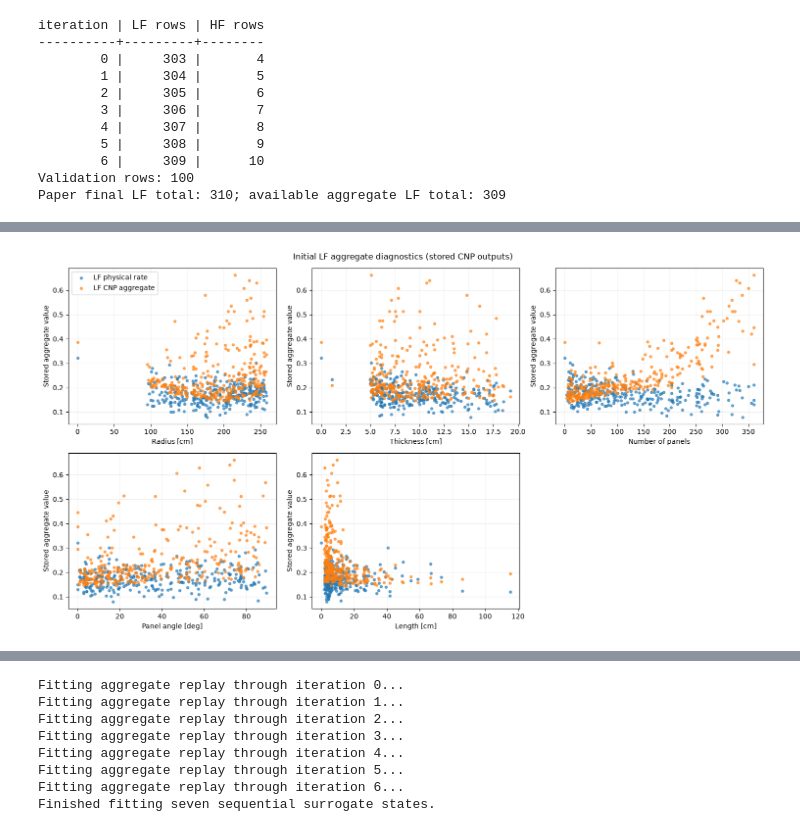
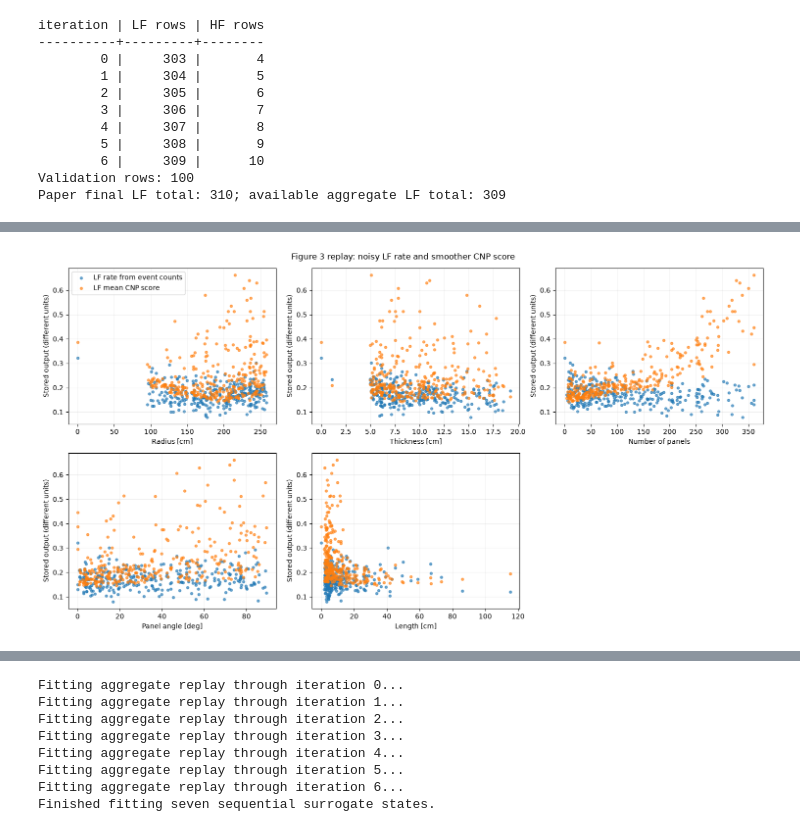
Before and after one commit to Galileo-Sandbox/RESUM_FLEX, a Jupyter notebook: notebooks/paper_2410_03873_reproduction.ipynb, the cells around one changed output, grey strips where cells are left out. Drawn from its saved outputs; the diff is of its cells as text; code cells hidden in the pictures.

```diff
--- a/notebooks/paper_2410_03873_reproduction.ipynb
+++ b/notebooks/paper_2410_03873_reproduction.ipynb
@@ -178,24 +179,24 @@ The bundled `y_raw` column is the count $m$, while `physical_rate` is the paper'
 # %%
 initial_lf = (train["iteration"] == 0) & (train["fidelity"] == 0)
 figure, axes = plt.subplots(2, 3, figsize=(15, 8))
 for index, (name, label) in enumerate(zip(THETA_NAMES, THETA_LABELS, strict=True)):
     axis = axes.flat[index]
     order = np.argsort(train[name][initial_lf])
     x = train[name][initial_lf][order]
     axis.scatter(
         x, train["physical_rate"][initial_lf][order], s=13, alpha=0.65,
-        label="LF physical rate",
+        label="LF rate from event counts",
     )
     axis.scatter(
         x, train["y_cnp"][initial_lf][order], s=13, alpha=0.65,
-        label="LF CNP aggregate",
+        label="LF mean CNP score",
     )
     axis.set_xlabel(label)
-    axis.set_ylabel("Stored aggregate value")
+    axis.set_ylabel("Stored output (different units)")
     axis.grid(alpha=0.2)
 axes.flat[0].legend()
 axes.flat[-1].axis("off")
-figure.suptitle("Initial LF aggregate diagnostics (stored CNP outputs)")
+figure.suptitle("Figure 3 replay: noisy LF rate and smoother CNP score")
 figure.tight_layout()
 # %% [output]
-[figure, old version]
+[figure, new version]
```
Also changed, not shown: parts of 28 cells of this notebook.
